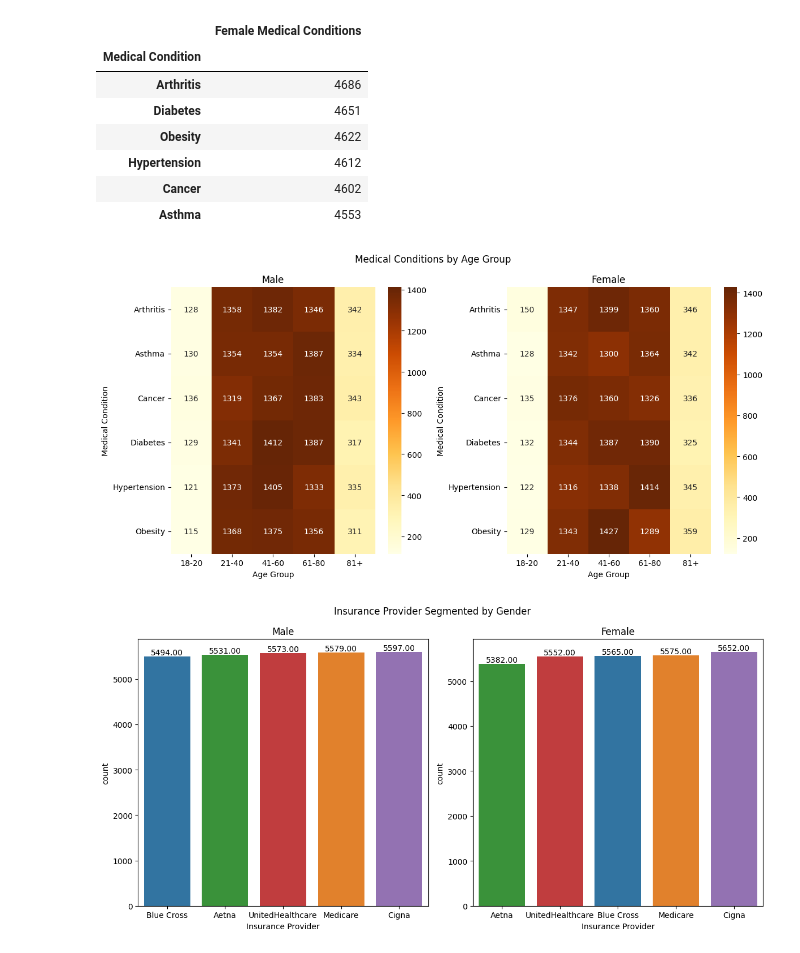
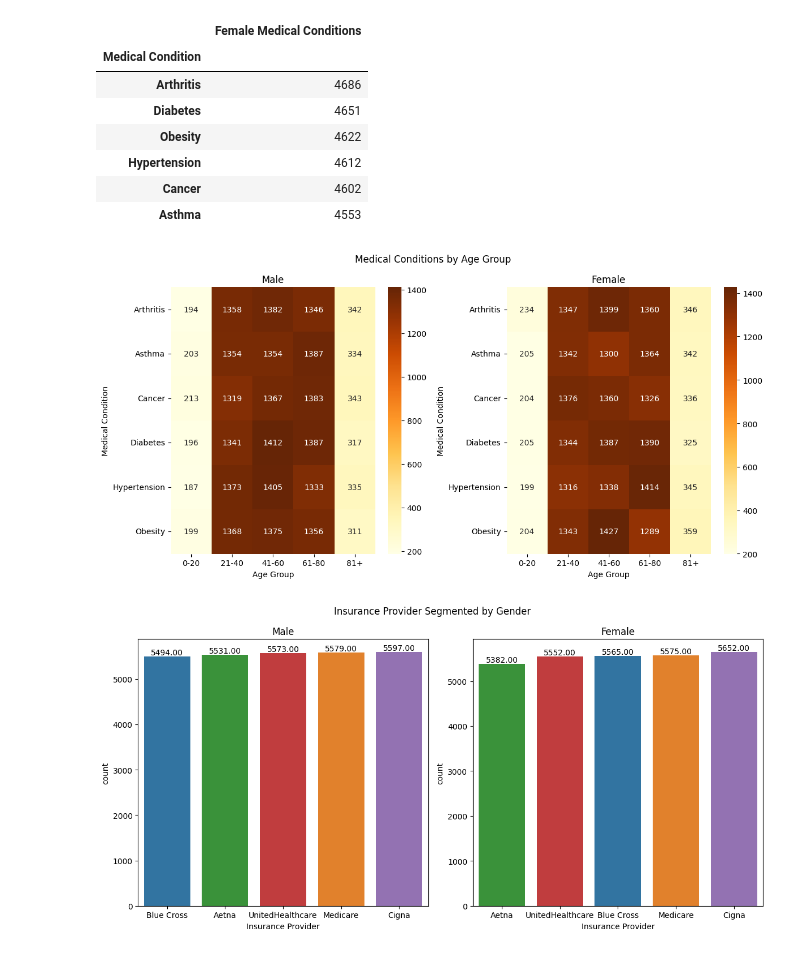
Before and after one commit to JourdonLynch/Healthcare_Analysis, a Jupyter notebook: hospital-data-breakdown.ipynb, the cells around one changed output. Drawn from its saved outputs; the diff is of its cells as text; code cells hidden in the pictures.

```diff
--- a/hospital-data-breakdown.ipynb
+++ b/hospital-data-breakdown.ipynb
@@ -99,7 +99,7 @@ df['Name'] = df['Name'].str.title()
 ## Patient breakdown by Demographic
 # %%
 # Creating "Age Group" column in dataframe
-df['Age Group'] = pd.cut(df['Age'], bins=[0, 20, 40, 60, 80, 100], labels=['0-20', '21-40', '41-60', '61-80', '81+'])
+df['Age Group'] = pd.cut(df['Age'], bins=[-1, 20, 40, 60, 80, float('inf')], labels=['0-20', '21-40', '41-60', '61-80', '81+'])
 
 # Creating dataframes for male and female patients
 male_patients = df[df['Gender'] == 'Male']
@@ -279,35 +279,35 @@ display(female_medical_condition.sort_values(ascending = False).to_frame(name =
 | Asthma | 4553 |
 # %%
 # Creating column in dataframe representing the age group a patient belongs to.
-df['Age Group'] = pd.cut(df['Age'], bins=[18, 20, 40, 60, 80, 100], labels=['18-20', '21-40', '41-60', '61-80', '81+'])
+df['Age Group'] = pd.cut(df['Age'], bins=[-1, 20, 40, 60, 80, float('inf')], labels=['0-20', '21-40', '41-60', '61-80', '81+'])
 
 # Create a cross-tabulation of medical conditions and age groups
 male_heatmap_data = pd.crosstab(male_patients['Medical Condition'], df['Age Group'])
 female_heatmap_data = pd.crosstab(female_patients['Medical Condition'], df['Age Group'])
 
 
 # Creating a figure with subplot
 fig,ax = plt.subplots(1,2,figsize=(12,6))
 
 # Creating title of main plot and subplots
 plt.suptitle('Medical Conditions by Age Group')
 ax[0].set_title('Male')
 ax[1].set_title('Female')
 
 # Setting plot orientation and creating heatmaps for medical condition segmented by age group and seperated patient gender
 plt.subplot(1,2,1)
 sns.heatmap(male_heatmap_data, annot=True, fmt='d', cmap='YlOrBr')
 
 plt.subplot(1,2,2)
 sns.heatmap(female_heatmap_data, annot=True, fmt='d', cmap='YlOrBr')
 
  # Adjusting subplot to fit in figure area
 plt.tight_layout()
 
 # Visualizing plot
 plt.show()
 # %% [output]
-[figure, old version]
+[figure, new version]
 # %%
 # Segmenting male and female patients by insurance provider
 male_insurance_provider = male_patients["Insurance Provider"].value_counts().sort_values(ascending = True)
```
Also changed, not shown: parts of 6 cells of this notebook.
